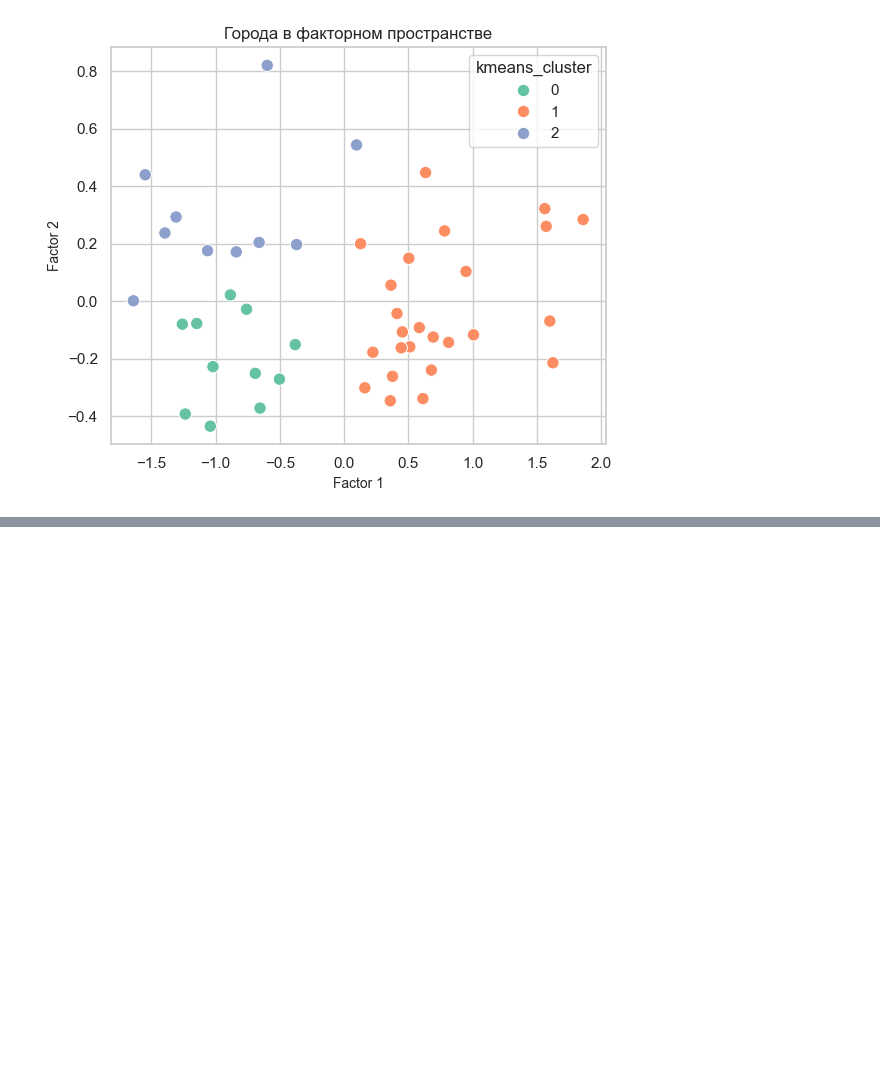
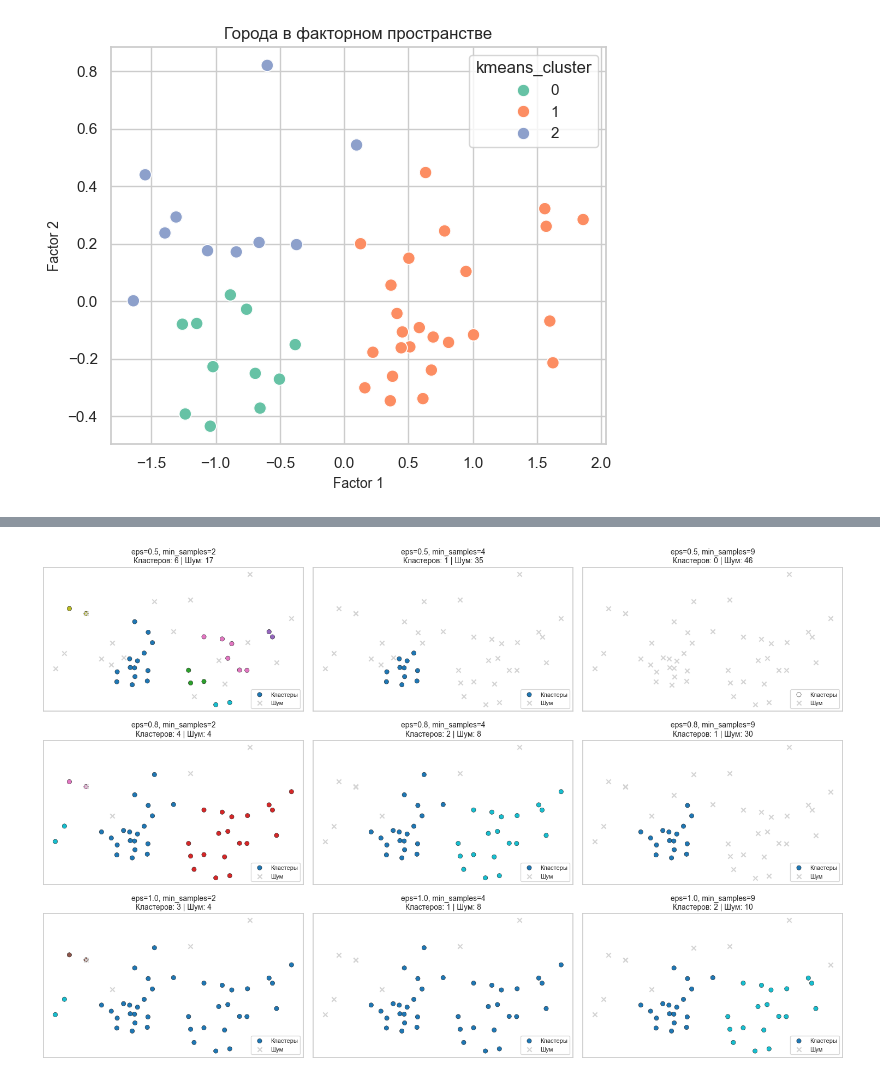
Before and after one commit to theneverwhere/data_analysis_course, a Jupyter notebook: Кластеризация/Города/city_segmentation.ipynb, the cells around one changed output, grey strips where cells are left out. Saved outputs shown, nothing was run; the diff lists cells and outputs as text; code cells hidden in the pictures; blank space fills up the shorter version.

```diff
--- a/Кластеризация/Города/city_segmentation.ipynb
+++ b/Кластеризация/Города/city_segmentation.ipynb
@@ -381,0 +442,47 @@ plt.tight_layout()
+# %%
+eps_values = [0.5, 0.8, 1.0]
+min_samples_values = [2, 4, 9]
+# %%
+fig, axes = plt.subplots(len(eps_values), len(min_samples_values), figsize=(15, 10))
+
+for i, eps in enumerate(eps_values):
+    for j, min_s in enumerate(min_samples_values):
+        model = DBSCAN(eps=eps, min_samples=min_s)
+        labels = model.fit_predict(X_scaled)
+        ax = axes[i, j]
+
+        # Маска для выбросов
+        core_mask = labels != -1
+        noise_mask = labels == -1
+
+        # Кластеры
+        scatter = ax.scatter(
+            X_pca[core_mask, 0], X_pca[core_mask, 1],
+            c=labels[core_mask],
+            cmap='tab10',
+            s=35,
+            edgecolor='k',
+            linewidth=0.4,
+            label='Кластеры'
+        )
+
+        # Шум (outliers)
+        ax.scatter(
+            X_pca[noise_mask, 0], X_pca[noise_mask, 1],
+            c='lightgray',
+            s=35,
+            marker='x',
+            label='Шум'
+        )
+
+        ax.set_title(f"eps={eps}, min_samples={min_s}\n"
+                     f"Кластеров: {len(set(labels)) - (1 if -1 in labels else 0)} | "
+                     f"Шум: {np.sum(noise_mask)}",
+                     fontsize=10)
+        ax.set_xticks([]); ax.set_yticks([])
+        ax.legend(loc='lower right', fontsize=8)
+
+plt.tight_layout(rect=[0, 0, 1, 0.97])
+plt.show()
+# %% [output]
+[figure, added]
```
Also changed, not shown: parts of 5 cells of this notebook.
